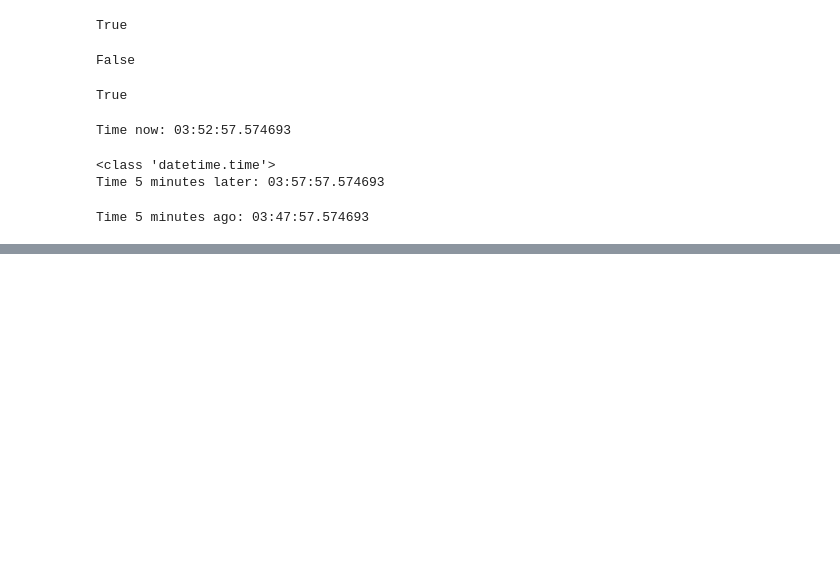
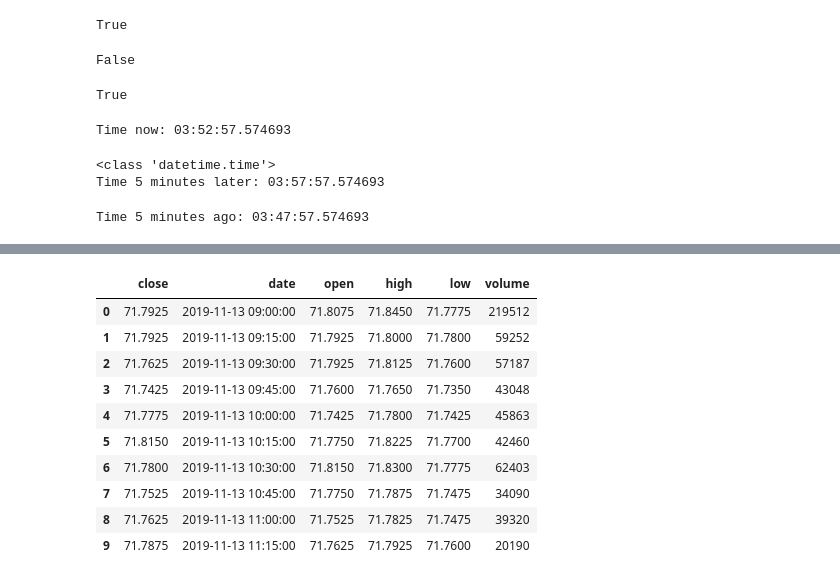
Before and after one commit to TejasJay/algo-trading, a Jupyter notebook: Chapter01.ipynb, the cells around one changed output, grey strips where cells are left out. Cells and saved outputs as stored; diff of their text form; code cells hidden in the pictures; blank space fills up the shorter version.

```diff
--- a/Chapter01.ipynb
+++ b/Chapter01.ipynb
@@ -158,0 +363,15 @@ Time 5 minutes ago: 03:47:57.574693
+# %%
+pandas.DataFrame(time_series_data,
+    columns=['close', 'date', 'open', 'high', 'low', 'volume'])
+# %% [output]
+|  | close | date | open | high | low | volume |
+| 0 | 71.7925 | 2019-11-13 09:00:00 | 71.8075 | 71.8450 | 71.7775 | 219512 |
+| 1 | 71.7925 | 2019-11-13 09:15:00 | 71.7925 | 71.8000 | 71.7800 | 59252 |
+| 2 | 71.7625 | 2019-11-13 09:30:00 | 71.7925 | 71.8125 | 71.7600 | 57187 |
+| 3 | 71.7425 | 2019-11-13 09:45:00 | 71.7600 | 71.7650 | 71.7350 | 43048 |
+| 4 | 71.7775 | 2019-11-13 10:00:00 | 71.7425 | 71.7800 | 71.7425 | 45863 |
+| 5 | 71.8150 | 2019-11-13 10:15:00 | 71.7750 | 71.8225 | 71.7700 | 42460 |
+| 6 | 71.7800 | 2019-11-13 10:30:00 | 71.8150 | 71.8300 | 71.7775 | 62403 |
+| 7 | 71.7525 | 2019-11-13 10:45:00 | 71.7750 | 71.7875 | 71.7475 | 34090 |
+| 8 | 71.7625 | 2019-11-13 11:00:00 | 71.7525 | 71.7825 | 71.7475 | 39320 |
+| 9 | 71.7875 | 2019-11-13 11:15:00 | 71.7625 | 71.7925 | 71.7600 | 20190 |
```
Also changed, not shown: parts of 63 cells of this notebook, 2 other files.
